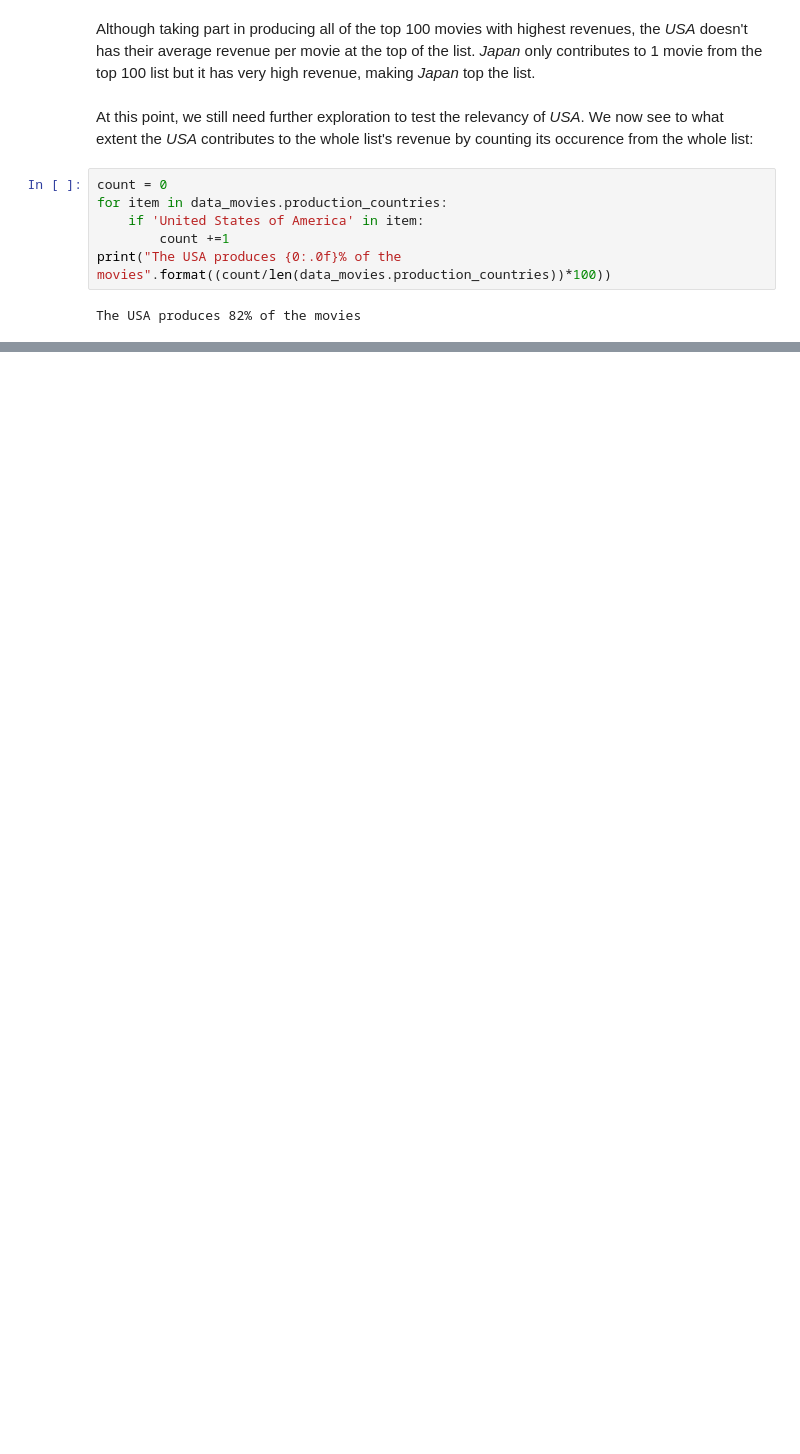
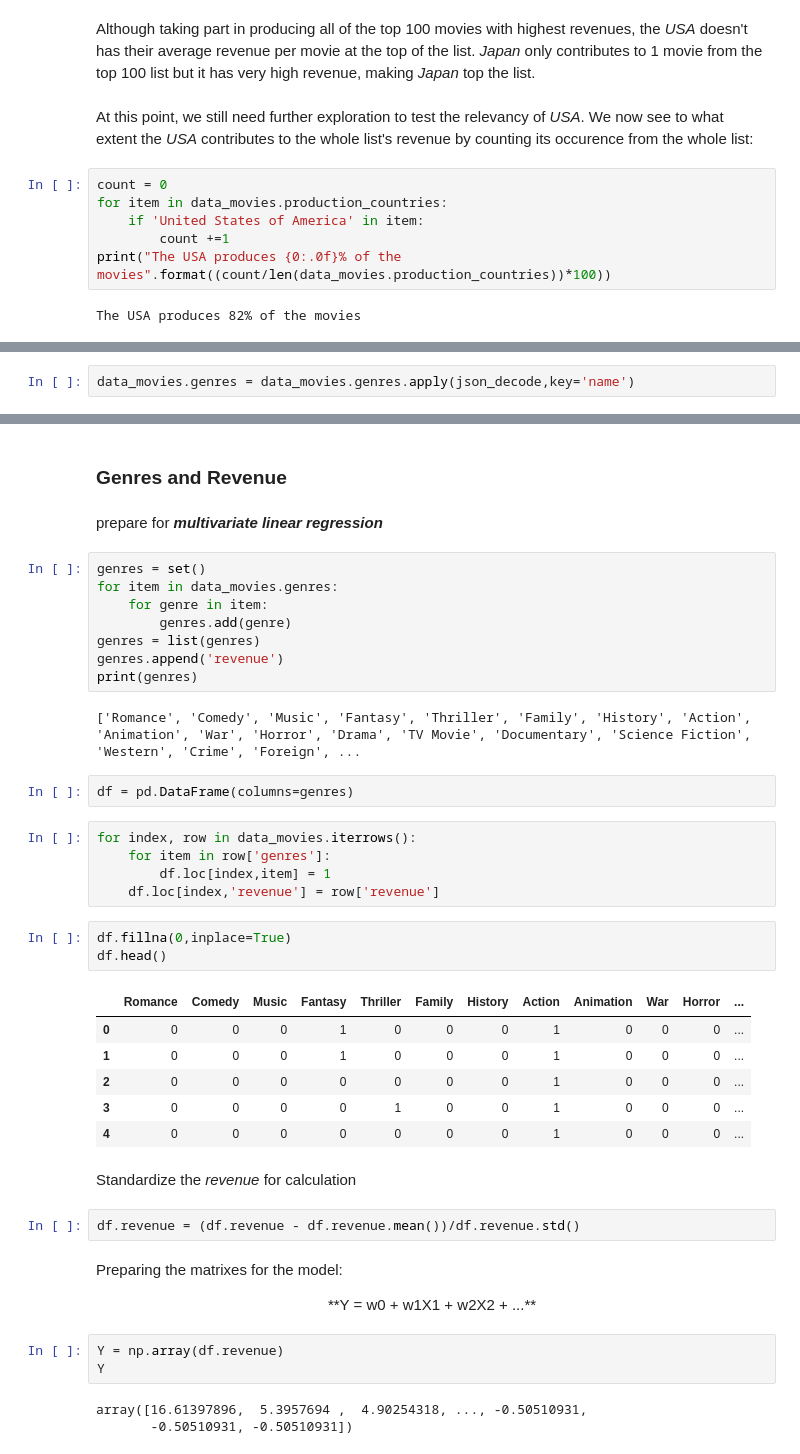
Before and after one commit to tdh512194/AnalyticalReport, a Jupyter notebook: Movie.ipynb, the cells around one changed output, grey strips where cells are left out. Saved outputs shown, nothing was run; the diff lists cells and outputs as text; blank space fills up the shorter version.

```diff
--- a/Movie.ipynb
+++ b/Movie.ipynb
@@ -196,0 +294,2 @@ The USA produces 82% of the movies
+# %%
+data_movies.genres = data_movies.genres.apply(json_decode,key='name')
@@ -196,0 +316,44 @@ The USA produces 82% of the movies
+# %% [markdown]
+### Genres and Revenue ###
+# %% [markdown]
+prepare for ***multivariate linear regression***
+# %%
+genres = set()
+for item in data_movies.genres:
+    for genre in item:
+        genres.add(genre)
+genres = list(genres)
+genres.append('revenue')
+print(genres)
+# %% [output]
+['Romance', 'Comedy', 'Music', 'Fantasy', 'Thriller', 'Family', 'History', 'Action', 'Animation', 'War', 'Horror', 'Drama', 'TV Movie', 'Documentary', 'Science Fiction', 'Western', 'Crime', 'Foreign', ...
+# %%
+df = pd.DataFrame(columns=genres)
+# %%
+for index, row in data_movies.iterrows():
+    for item in row['genres']:
+        df.loc[index,item] = 1
+    df.loc[index,'revenue'] = row['revenue']
+# %%
+df.fillna(0,inplace=True)
+df.head()
+# %% [output]
+|  | Romance | Comedy | Music | Fantasy | Thriller | Family | History | Action | Animation | War | Horror | ... |
+| 0 | 0 | 0 | 0 | 1 | 0 | 0 | 0 | 1 | 0 | 0 | 0 | ... |
+| 1 | 0 | 0 | 0 | 1 | 0 | 0 | 0 | 1 | 0 | 0 | 0 | ... |
+| 2 | 0 | 0 | 0 | 0 | 0 | 0 | 0 | 1 | 0 | 0 | 0 | ... |
+| 3 | 0 | 0 | 0 | 0 | 1 | 0 | 0 | 1 | 0 | 0 | 0 | ... |
+| 4 | 0 | 0 | 0 | 0 | 0 | 0 | 0 | 1 | 0 | 0 | 0 | ... |
+# %% [markdown]
+Standardize the *revenue* for calculation
+# %%
+df.revenue = (df.revenue - df.revenue.mean())/df.revenue.std()
+# %% [markdown]
+Preparing the matrixes for the model:
+<div style="text-align:center"> **Y =  w0 + w1X1 + w2X2 + ...** </div>
+# %%
+Y = np.array(df.revenue)
+Y
+# %% [output]
+array([16.61397896,  5.3957694 ,  4.90254318, ..., -0.50510931,
+       -0.50510931, -0.50510931])
```
Also changed, not shown: parts of 27 cells of this notebook.
